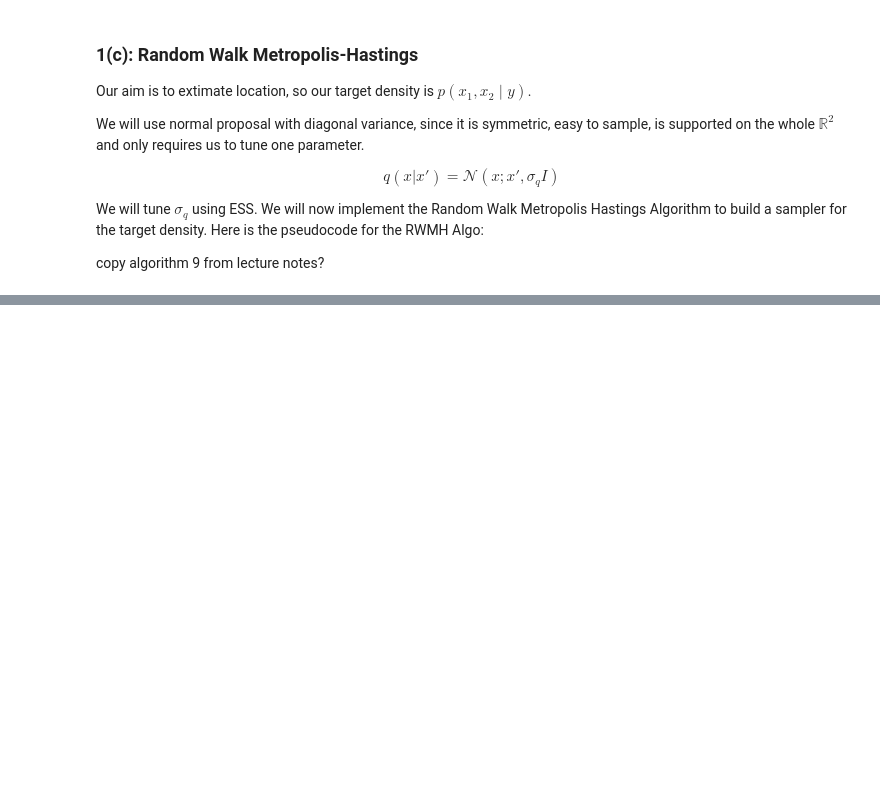
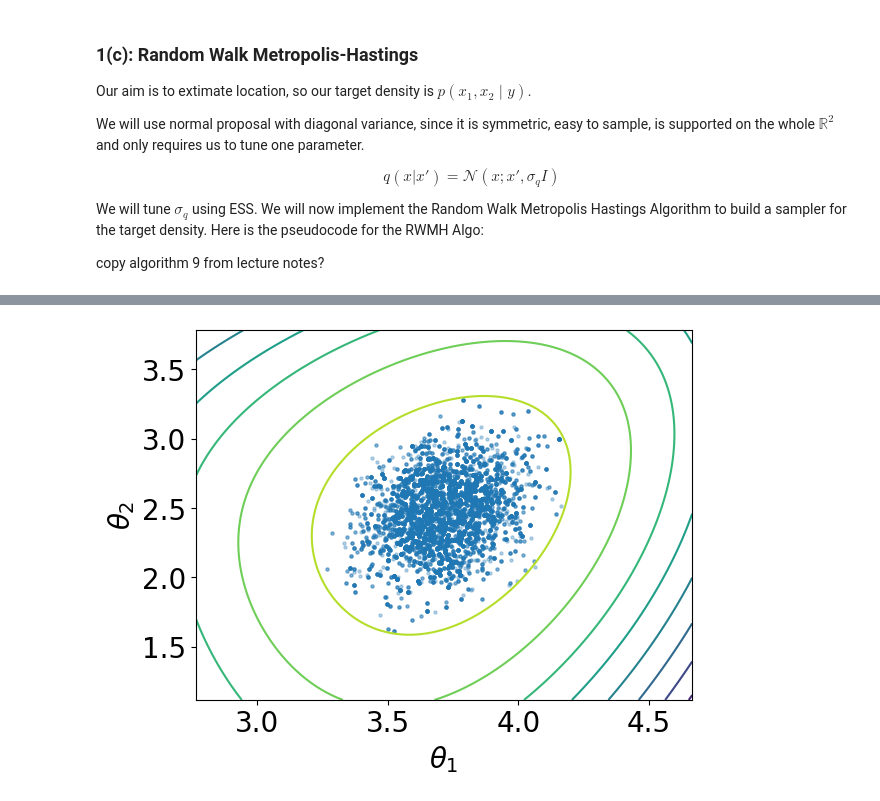
Before and after one commit to alisaklymchuk/stochastic_simulation_math60047, a Jupyter notebook: coursework.ipynb, the cells around one changed output, grey strips where cells are left out. Saved outputs shown, nothing was run; the diff lists cells and outputs as text; code cells hidden in the pictures; blank space fills up the shorter version.

```diff
--- a/coursework.ipynb
+++ b/coursework.ipynb
@@ -312,0 +330,29 @@ sigma=3.0, acc=0.181, minESS=6343
+# %%
+def samples_cloud(samples):
+    # grid covering the sample range
+    x = samples[:, 0]
+    y = samples[:, 1]
+
+    xs = np.linspace(x.min() - 0.5, x.max() + 0.5, 100)
+    ys = np.linspace(y.min() - 0.5, y.max() + 0.5, 100)
+    X, Y = np.meshgrid(xs, ys)
+
+    # evaluate log posterior on grid
+    Z = np.zeros_like(X)
+    for i in range(X.shape[0]):
+        for j in range(X.shape[1]):
+            Z[i, j] = log_posterior(X[i, j], Y[i, j])
+
+    # contour of log posterior (unnormalised)
+    plt.contour(X, Y, Z)
+
+    # sample cloud
+    plt.scatter(x, y, s=5, alpha=0.3)
+
+    plt.xlabel(r"$\theta_1$")
+    plt.ylabel(r"$\theta_2$")
+    plt.show()
+
+samples_cloud(mc)
+# %% [output]
+[figure, added]
```
Also changed, not shown: parts of 5 cells of this notebook.
